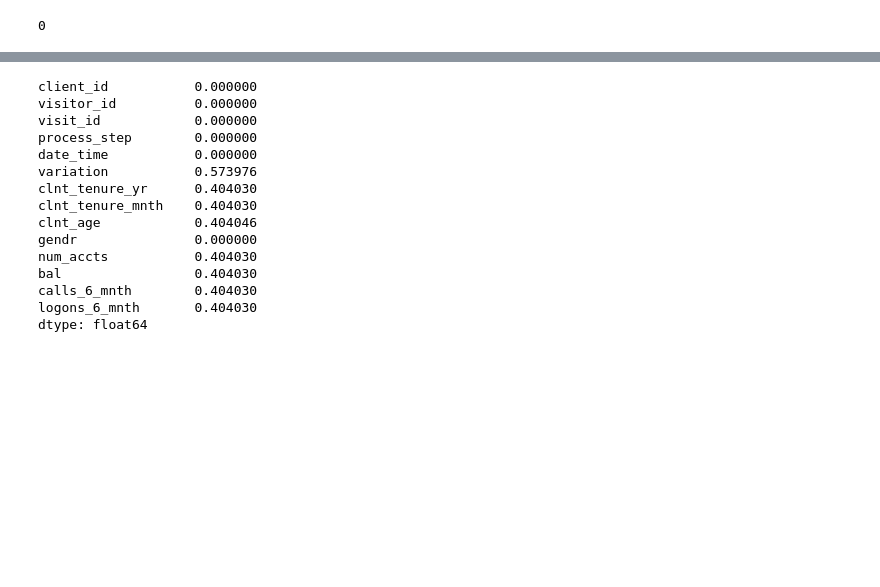
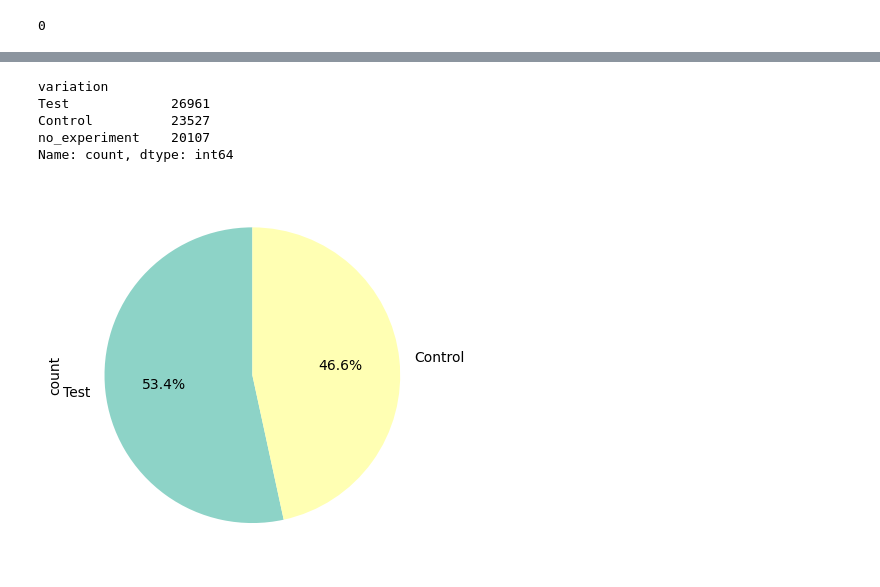
Before and after one commit to JimenezRoDA/vanguard-ab-test, a Jupyter notebook: vanguard-ab-test.ipynb, the cells around one changed output, grey strips where cells are left out. Cells and saved outputs as stored; diff of their text form; code cells hidden in the pictures; blank space fills up the shorter version.

```diff
--- a/vanguard-ab-test.ipynb
+++ b/vanguard-ab-test.ipynb
@@ -223,5 +199,7 @@ df = df.drop_duplicates()
 # %%
 df['gendr'] = df['gendr'].fillna('U')
+# %%
+df['variation'] = df['variation'].fillna('no_experiment')
 # %%
 df.isnull().sum()
 # %% [output]
@@ -242,19 +216,21 @@ logons_6_mnth       300857
 dtype: int64
-# %%
-df.isnull().sum()/df.shape[0]
-# %% [output]
-client_id           0.000000
-visitor_id          0.000000
-visit_id            0.000000
-process_step        0.000000
-date_time           0.000000
-variation           0.573976
-clnt_tenure_yr      0.404030
-clnt_tenure_mnth    0.404030
-clnt_age            0.404046
-gendr               0.000000
-num_accts           0.404030
-bal                 0.404030
-calls_6_mnth        0.404030
-logons_6_mnth       0.404030
-dtype: float64
+# %%
+df['clnt_age'] = df['clnt_age'].fillna(df['clnt_age'].mean())
+# %%
+df.dropna(subset=['num_accts'], inplace=True)
+# %%
+frequency_table
+# %% [output]
+variation
+Test             26961
+Control          23527
+no_experiment    20107
+Name: count, dtype: int64
+# %%
+frequency_table = df['variation'].value_counts()
+frequency_table = frequency_table.loc[['Test', 'Control']]
+# %%
+frequency_table.plot.pie(autopct='%1.1f%%', startangle=90, colors=sns.color_palette("Set3"))
+plt.show()
+# %% [output]
+[figure, added]
```
Also changed, not shown: parts of 25 cells of this notebook.
